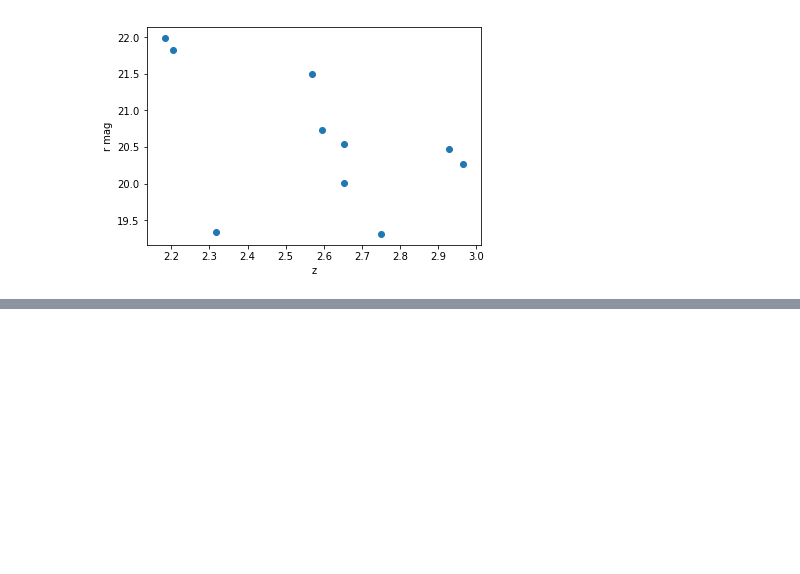
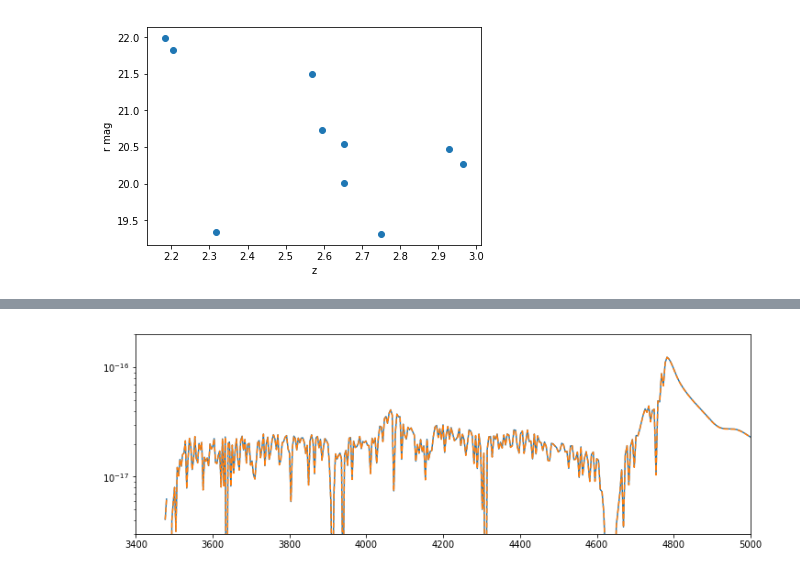
Before and after one commit to imcgreer/simqso, a Jupyter notebook: examples/quickspeclibrary.ipynb, the cells around one changed output, grey strips where cells are left out. Saved outputs shown, nothing was run; the diff lists cells and outputs as text; code cells hidden in the pictures; blank space fills up the shorter version.

Commit message:
improvements to save/restore functionality; update nb

```diff
--- a/examples/quickspeclibrary.ipynb
+++ b/examples/quickspeclibrary.ipynb
@@ -78,3 +85,21 @@ save_spectra(wave,spectra,'quickspeclib')
 # %%
 # restore the spectra
 wave,spec = load_spectra('quickspeclib')
+# %%
+# restore the simulation meta-data into a QsoSimObjects
+qsos_restore = restore_qso_grid('quickspeclib_meta',wave)
+# %%
+# rebuild a single quasar spectrum
+spec0 = buildQsoSpectrum(wave,qsos_restore.cosmo,
+                         qsos_restore.getVars(SpectralFeatureVar),
+                         qsos_restore.data[0])
+# %%
+# plot the original and restored spectra for comparison
+figure(figsize=(12,4))
+plot(wave,spectra[0],lw=1.4)
+plot(wave,spec0.f_lambda,ls='--')
+yscale('log')
+ylim(3e-18,2e-16)
+xlim(3400,5000);#1e4);
+# %% [output]
+[figure, added]
```
Also changed, not shown: parts of 10 cells of this notebook, 4 other files.
